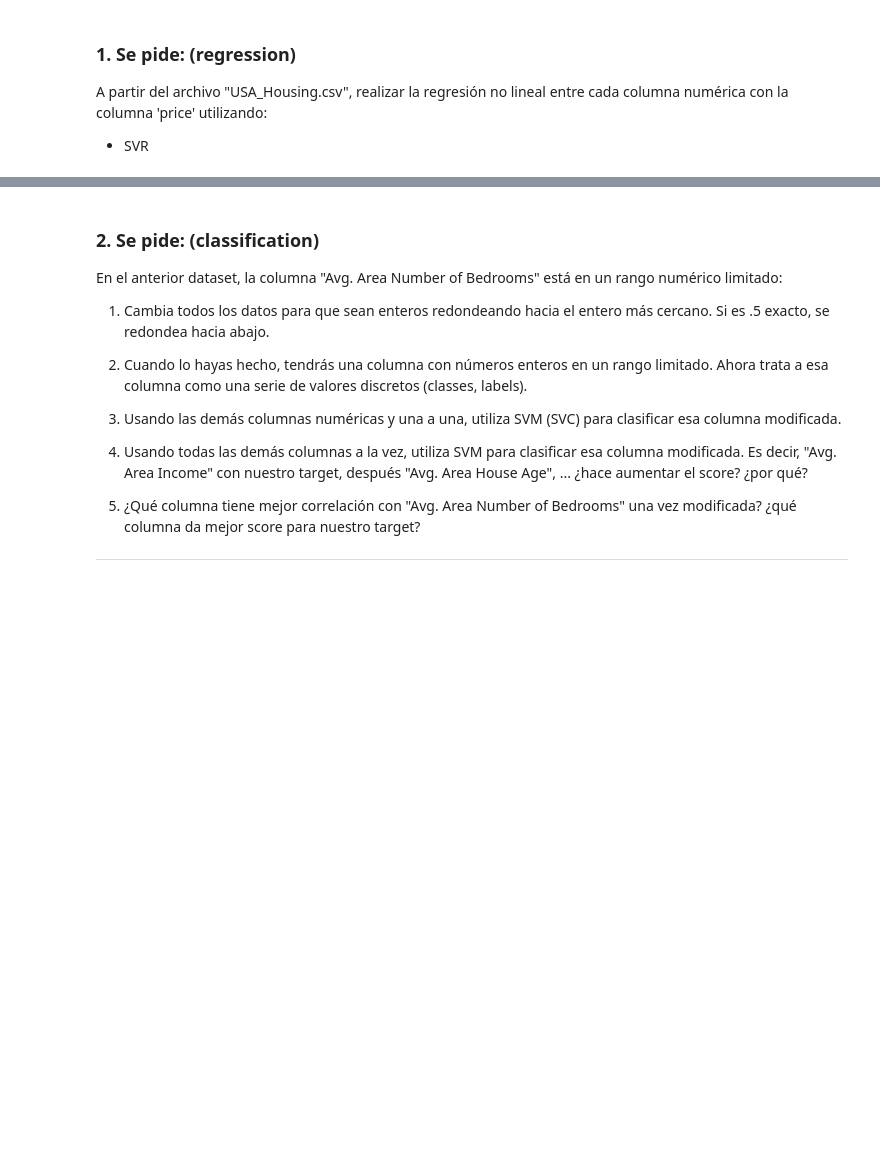
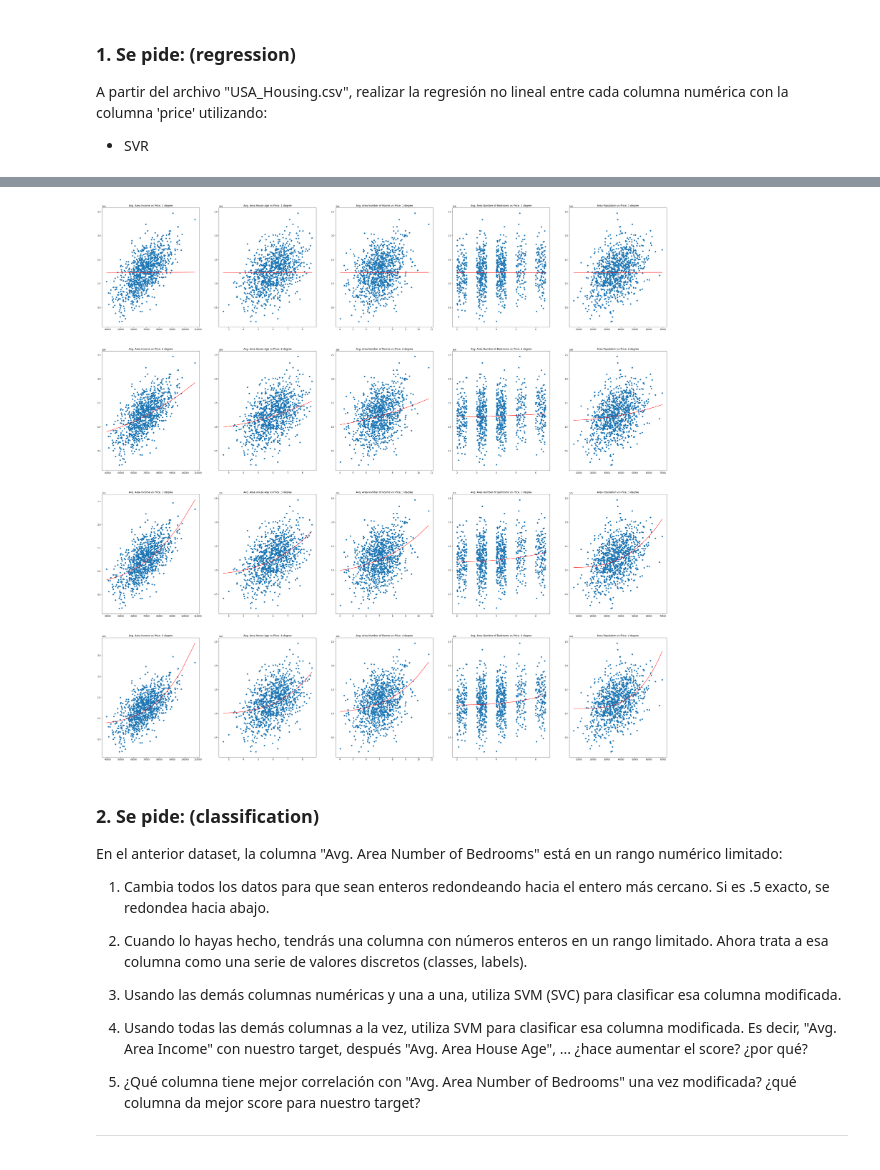
Before and after one commit to JoseKuru/bootcamp, a Jupyter notebook: week9_ML_svm_poly_norm/day3_cicd_encoding_metrics_knn_svm_nlr/svm/exercises/2.houses_svr_svm.ipynb, the cells around one changed output, grey strips where cells are left out. Cells and saved outputs as stored; diff of their text form; code cells hidden in the pictures; blank space fills up the shorter version.

```diff
--- a/week9_ML_svm_poly_norm/day3_cicd_encoding_metrics_knn_svm_nlr/svm/exercises/2.houses_svr_svm.ipynb
+++ b/week9_ML_svm_poly_norm/day3_cicd_encoding_metrics_knn_svm_nlr/svm/exercises/2.houses_svr_svm.ipynb
@@ -26,0 +15,4 @@ df
+# %%
+df.drop('Address', axis=1, inplace=True)
+# Eliminamos la columna 'Address' por ser una variable categórica que no podemos codificar
+df.head()
@@ -27,3 +26,20 @@ df
+# %%
+seed = 42
+fig, ax = plt.subplots(nrows=4, ncols=len(df.columns) - 1, figsize=(50, 50))
+
+for i in range(len(df.columns) - 1):
+
+
+    for k in range(1, 5):
+        model = SVR(kernel='poly', degree=k)
+        X_train, X_test, y_train, y_test = train_test_split(df[df.columns[i]].values.reshape(-1, 1), df['Price'], test_size=0.2,random_state=seed)
+        model.fit(X_train, y_train)
+        ax[k - 1][i].scatter(X_test, y_test)
+        X_train_show, y_train_show = zip(*(sorted(zip(X_test, model.predict(X_test)))))
+        ax[k - 1][i].plot(X_train_show, y_train_show, c='red')
+        ax[k - 1][i].set_title(f'{df.columns[i]} vs Price. {k} degree')
+# %% [output]
+[figure, added]
 # %% [markdown]
 ### 2. Se pide: (classification)
 
```
Also changed, not shown: parts of 17 cells of this notebook, 29 other files.
